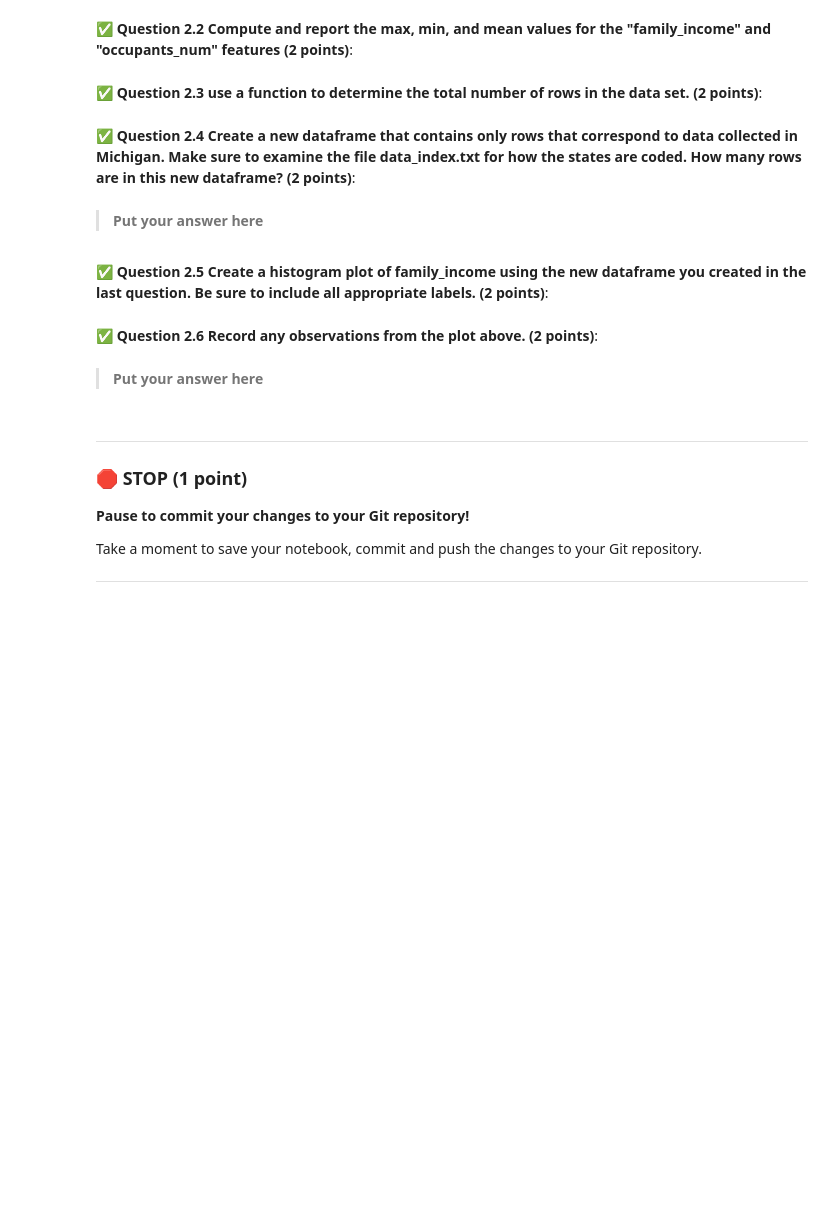
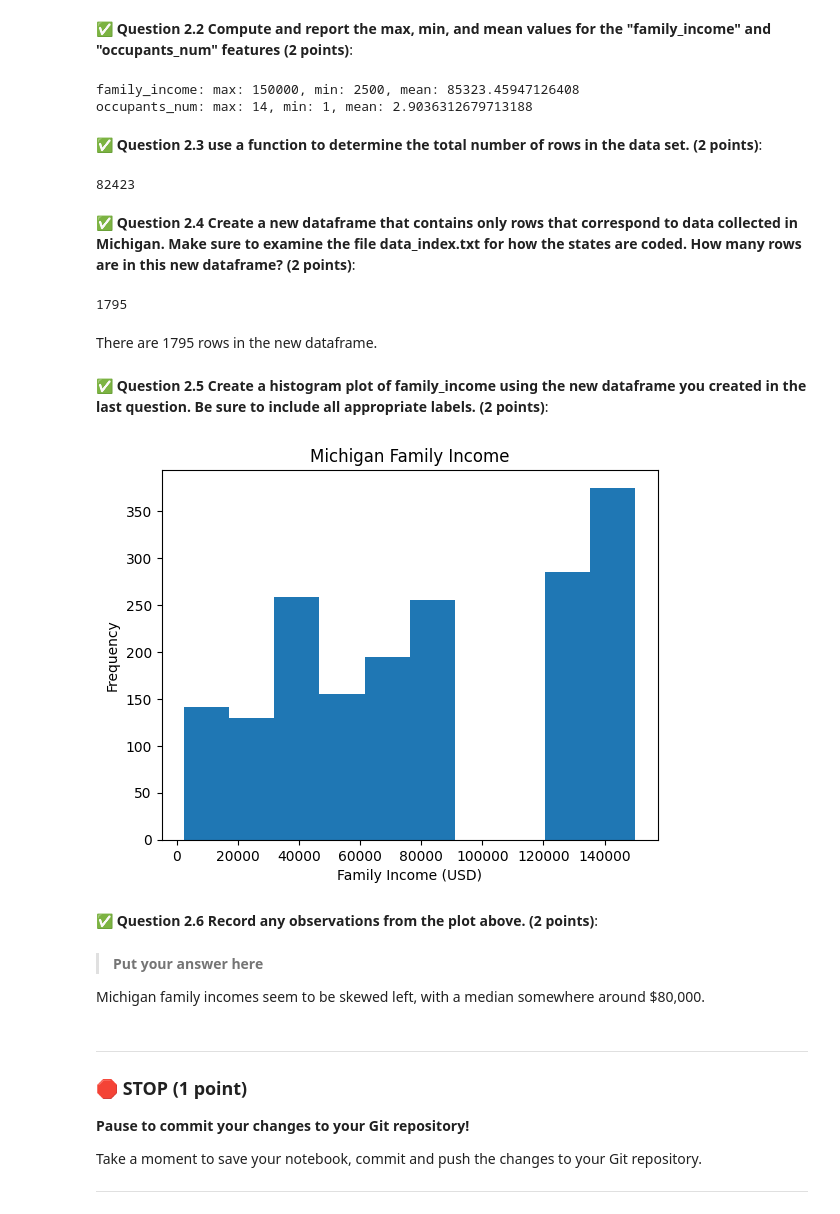
Before and after one commit to graysonslansky/CMSE202-f24-turnin, a Jupyter notebook: midterm/CMSE202-Midterm-Section003-STUDENT.ipynb, the cells around one changed output. Saved outputs shown, nothing was run; the diff lists cells and outputs as text; code cells hidden in the pictures; blank space fills up the shorter version.

```diff
--- a/midterm/CMSE202-Midterm-Section003-STUDENT.ipynb
+++ b/midterm/CMSE202-Midterm-Section003-STUDENT.ipynb
@@ -60,3 +60,6 @@ After completing each of Part 2, Part 3, Part 4, and Part 5 below, save your not
 &#9989; **Question 2.1 Read in the "cps_data_Sep2024.csv" data file and then display the first ten rows of the dataset. (3 points)**:
 # %%
 ### Put your code here:
+import pandas as pd
+cps_data = pd.read_csv("cps_data_Sep2024.csv")
+cps_data.head(10)
@@ -64,24 +79,55 @@ After completing each of Part 2, Part 3, Part 4, and Part 5 below, save your not
 &#9989; **Question 2.2 Compute and report the max, min, and mean values for the "family_income" and "occupants_num" features (2 points)**:
 # %%
 ### Put your code here:
+import numpy as np
+fam_min = np.min(cps_data["family_income"])
+fam_max = np.max(cps_data["family_income"])
+fam_mean = np.mean(cps_data["family_income"])
+occ_min = np.min(cps_data["occupants_num"])
+occ_max = np.max(cps_data["occupants_num"])
+occ_mean = np.mean(cps_data["occupants_num"])
+
+print(f"family_income: max: {fam_max}, min: {fam_min}, mean: {fam_mean}")
+print(f"occupants_num: max: {occ_max}, min: {occ_min}, mean: {occ_mean}")
+# %% [output]
+family_income: max: 150000, min: 2500, mean: 85323.45947126408
+occupants_num: max: 14, min: 1, mean: 2.9036312679713188
 # %% [markdown]
 &#9989; **Question 2.3 use a function to determine the total number of rows in the data set.  (2 points)**:
 # %%
 ### Put your code here:
+len(cps_data['family_income'])
+# %% [output]
+82423
 # %% [markdown]
 &#9989; **Question 2.4 Create a new dataframe that contains only rows that correspond to data collected in Michigan. Make sure to examine the file data_index.txt for how the states are coded. How many rows are in this new dataframe? (2 points)**:
 # %%
 ### Put your code here
+cps_data_MI = cps_data[cps_data["state"]==26]
+len(cps_data_MI['family_income'])
+# %% [output]
+1795
 # %% [markdown]
-> **Put your answer here**
+There are 1795 rows in the new dataframe.
 # %% [markdown]
 &#9989; **Question 2.5 Create a histogram plot of family_income using the new dataframe you created in the last question. Be sure to include all appropriate labels. (2 points)**:
 # %%
 ### Put your code here
+import matplotlib.pyplot as plt
+
+plt.hist(cps_data_MI['family_income'])
+plt.xlabel("Family Income (USD)")
+plt.ylabel("Frequency")
+plt.title("Michigan Family Income")
+plt.show()
+# %% [output]
+[figure, added]
 # %% [markdown]
 &#9989; **Question 2.6 Record any observations from the plot above.  (2 points)**:
 # %% [markdown]
 > **Put your answer here**
+
+Michigan family incomes seem to be skewed left, with a median somewhere around $80,000.
 # %% [markdown]
 ---
 ### &#128721; STOP (1 point)
```
Also changed, not shown: parts of 1 cell of this notebook.
